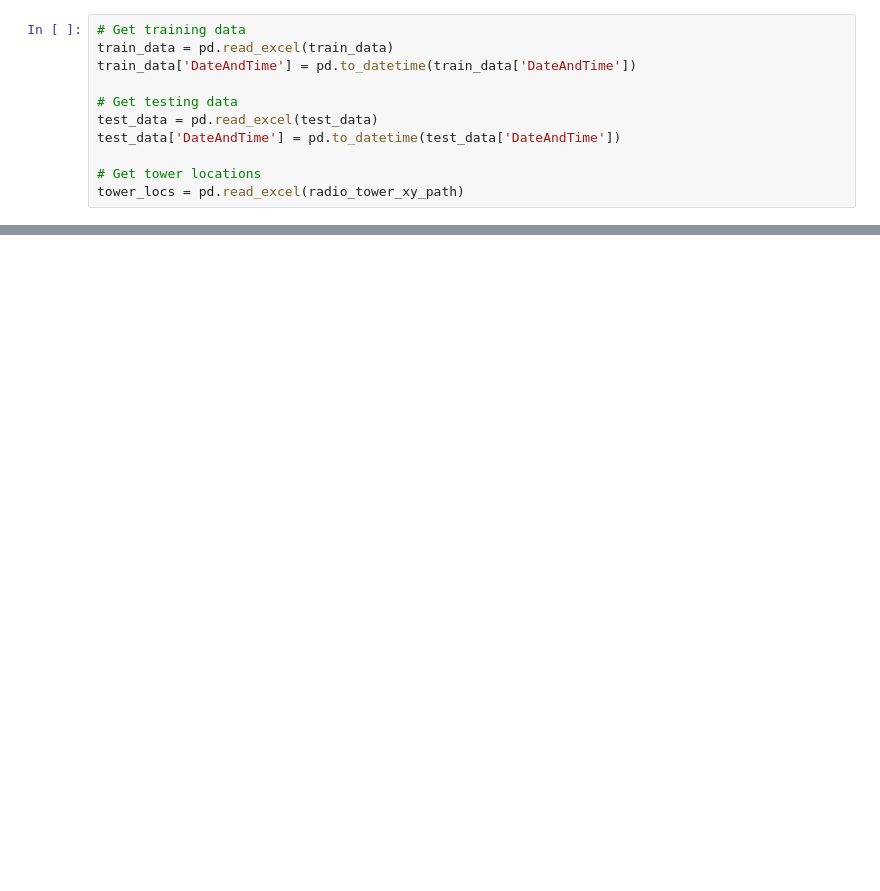
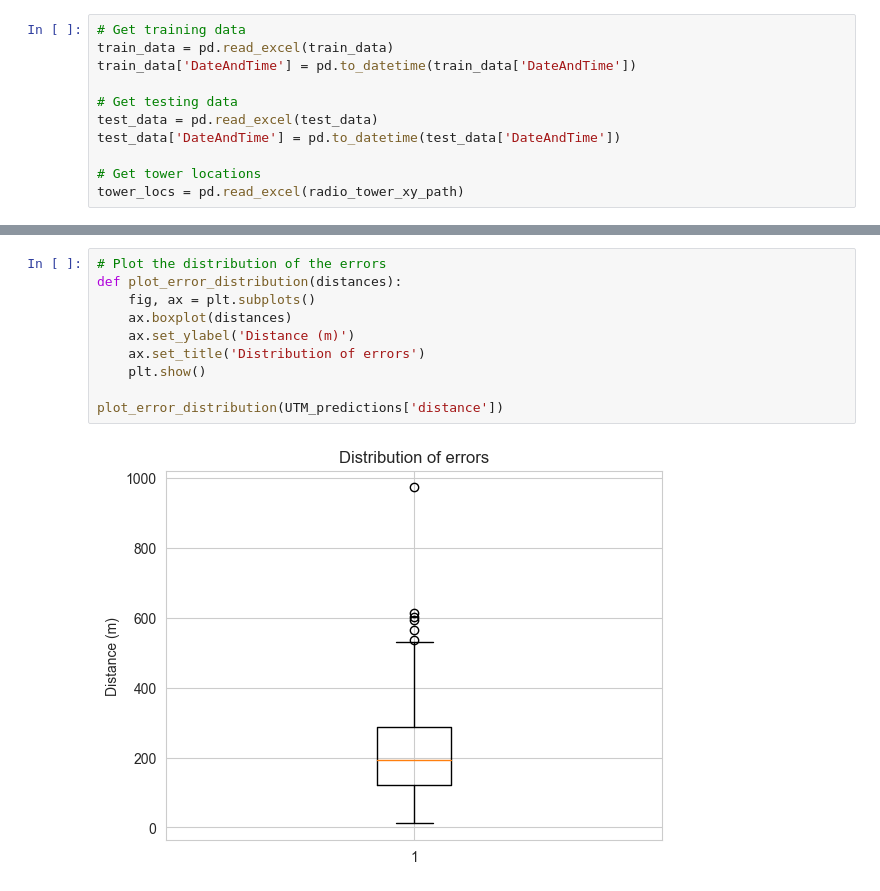
Before and after one commit to johnvanosta/ml4rt, a Jupyter notebook: train_mode_h2o.ipynb, the cells around one changed output, grey strips where cells are left out. Drawn from its saved outputs; the diff is of its cells as text; blank space fills up the shorter version.

```diff
--- a/train_mode_h2o.ipynb
+++ b/train_mode_h2o.ipynb
@@ -207,0 +169,12 @@ lb.head(rows=lb.nrows)  # Print all rows instead of default (10 rows)
+# %%
+# Plot the distribution of the errors
+def plot_error_distribution(distances):
+    fig, ax = plt.subplots()
+    ax.boxplot(distances)
+    ax.set_ylabel('Distance (m)')
+    ax.set_title('Distribution of errors')
+    plt.show()
+
+plot_error_distribution(UTM_predictions['distance'])
+# %% [output]
+[figure, added]
```
Also changed, not shown: parts of 14 cells of this notebook, 12 other files.
